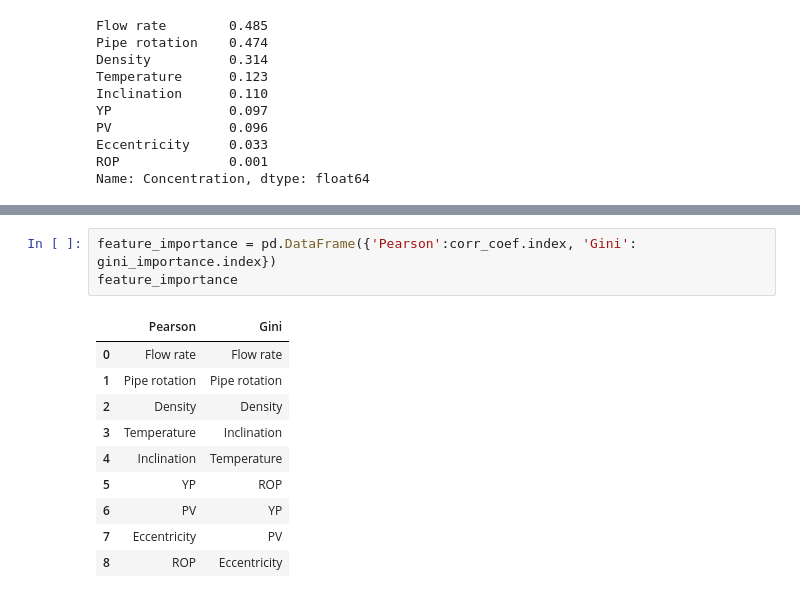
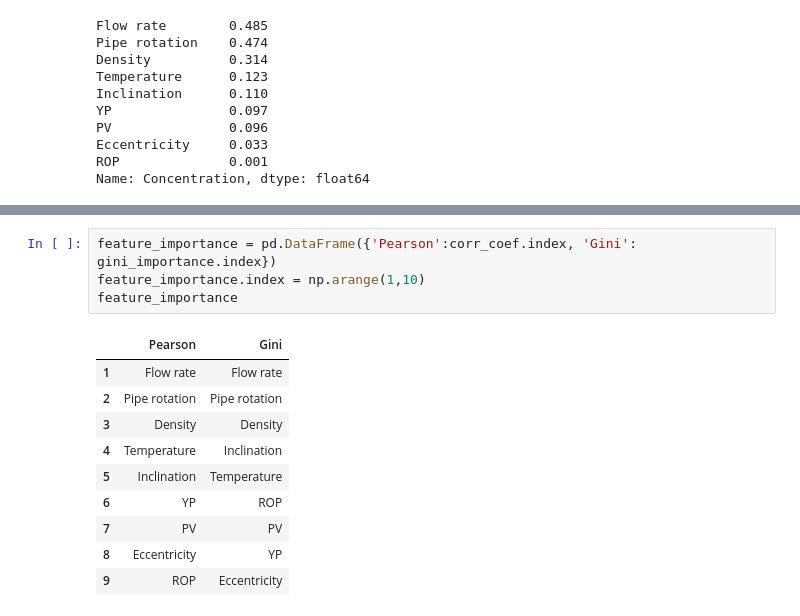
Before and after one commit to awojinrin/ML-Workflow-for-the-Determination-of-Hole-Cleaning-Conditions, a Jupyter notebook: 1 - Cleaning and Generating Correlation Matrix.ipynb, the cells around one changed output, grey strips where cells are left out. Drawn from its saved outputs; the diff is of its cells as text.

```diff
--- a/1 - Cleaning and Generating Correlation Matrix.ipynb
+++ b/1 - Cleaning and Generating Correlation Matrix.ipynb
@@ -84,15 +84,16 @@ Eccentricity     0.017496
 dtype: float64
 # %%
 feature_importance = pd.DataFrame({'Pearson':corr_coef.index, 'Gini': gini_importance.index})
+feature_importance.index = np.arange(1,10)
 feature_importance
 # %% [output]
 |  | Pearson | Gini |
-| 0 | Flow rate | Flow rate |
-| 1 | Pipe rotation | Pipe rotation |
-| 2 | Density | Density |
-| 3 | Temperature | Inclination |
-| 4 | Inclination | Temperature |
-| 5 | YP | ROP |
-| 6 | PV | YP |
-| 7 | Eccentricity | PV |
-| 8 | ROP | Eccentricity |
+| 1 | Flow rate | Flow rate |
+| 2 | Pipe rotation | Pipe rotation |
+| 3 | Density | Density |
+| 4 | Temperature | Inclination |
+| 5 | Inclination | Temperature |
+| 6 | YP | ROP |
+| 7 | PV | PV |
+| 8 | Eccentricity | YP |
+| 9 | ROP | Eccentricity |
```
Also changed, not shown: parts of 2 cells of this notebook, 2 other files.
